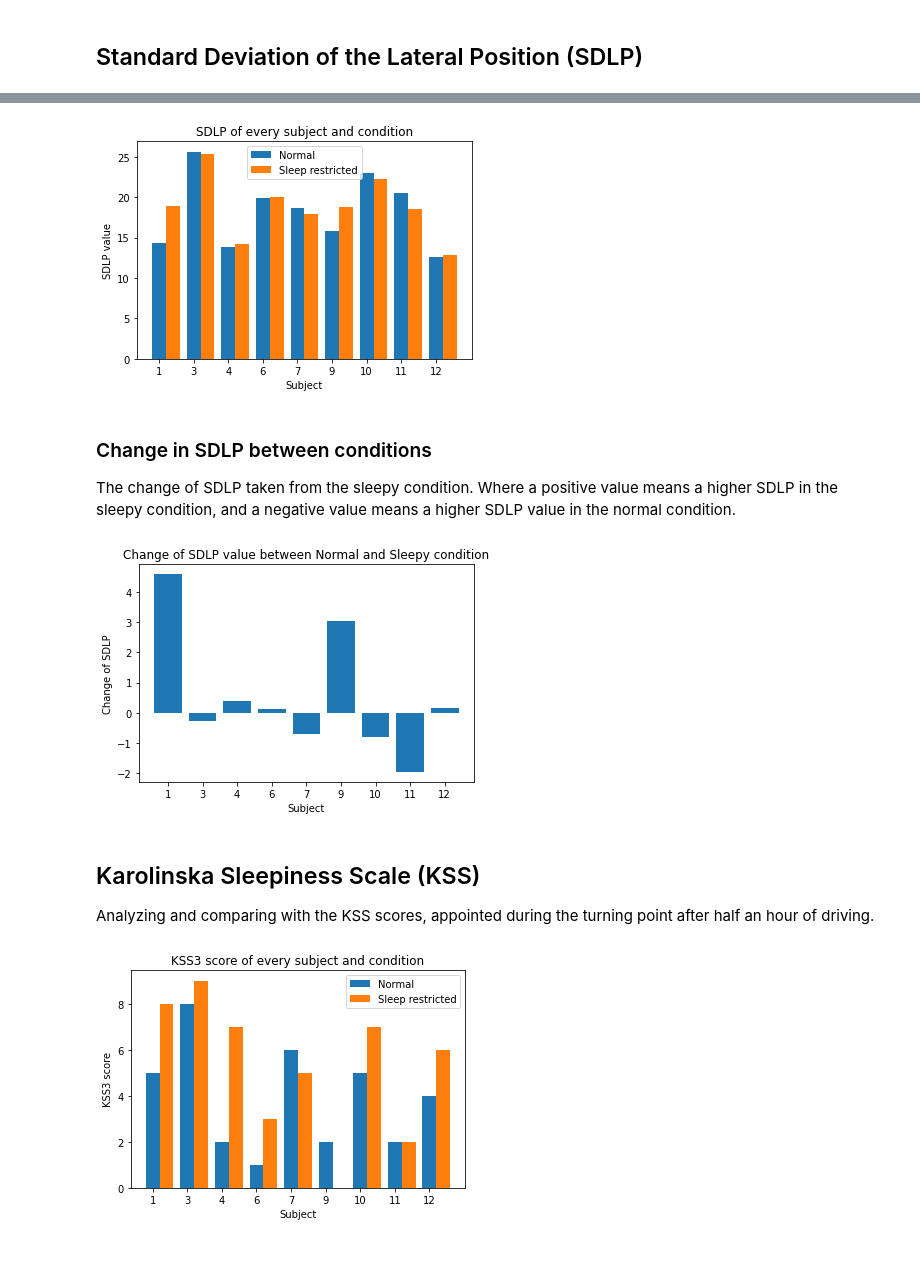
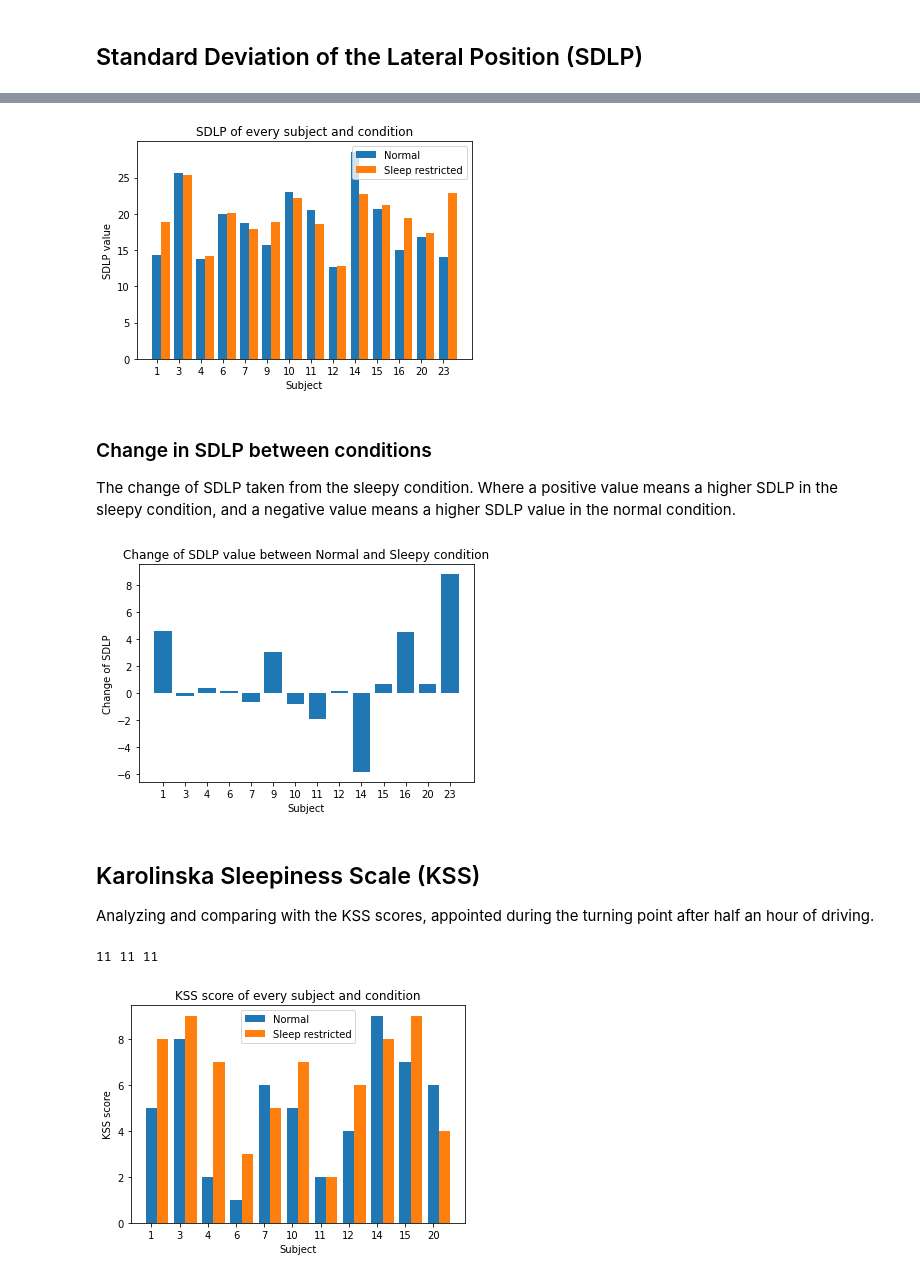
Before and after one commit to fruste/driver-drowsiness, a Jupyter notebook: code/multi_modal.ipynb, the cells around one changed output, grey strips where cells are left out. Drawn from its saved outputs; the diff is of its cells as text; code cells hidden in the pictures.

Commit message:
Updated multimodal data analysis

```diff
--- a/code/multi_modal.ipynb
+++ b/code/multi_modal.ipynb
@@ -14,7 +14,7 @@ kss3_normal = []
 kss3_sleepy = []
 labels = []
 
-with open('../multi_modal_data/multi_modal.csv', 'r') as file:
+with open('../multi_modal_data/multi_modal_edited.csv', 'r') as file:
     reader = csv.reader(file)
     next(reader)
     for row in reader:
@@ -45,10 +45,10 @@ plt.xlabel('Subject')
 plt.ylabel('SDLP value')
 plt.title('SDLP of every subject and condition')
 
-plt.savefig('../figures/sdlp_per_subject.jpg')
+plt.savefig('../final_figures/sdlp_per_subject.jpg')
 plt.show()
 # %% [output]
-[figure, old version]
+[figure, new version]
 # %% [markdown]
 ### Change in SDLP between conditions
 The change of SDLP taken from the sleepy condition. Where a positive value means a higher SDLP in the sleepy condition, and a negative value means a higher SDLP value in the normal condition.
@@ -61,28 +61,44 @@ plt.xlabel('Subject')
 plt.ylabel('Change of SDLP')
 plt.title('Change of SDLP value between Normal and Sleepy condition')
 
-plt.savefig('../figures/sdlp_change.jpg')
+plt.savefig('../final_figures/sdlp_change.jpg')
 plt.show()
 # %% [output]
-[figure, old version]
+[figure, new version]
 # %% [markdown]
 ## Karolinska Sleepiness Scale (KSS)
 Analyzing and comparing with the KSS scores, appointed during the turning point after half an hour of driving.
+# %%
+# First we have to remove the zero values of subject 9,16 and 23, as these subjects only include SDLP data
+labels.remove('9')
+labels.remove('16')
+labels.remove('23')
+kss3_normal.remove(0)
+kss3_sleepy.remove(0)
+kss3_normal.remove(0)
+kss3_sleepy.remove(0)
+kss3_normal.remove(0)
+kss3_sleepy.remove(0)
+
+# Check if the lengths of the lists are equivalent
+print(len(labels), len(kss3_normal), len(kss3_sleepy))
+# %% [output]
+11 11 11
 # %%
 X = np.arange(len(kss3_normal))
 
 plt.bar(X , kss3_normal, width = 0.4, label = 'Normal')
 plt.bar(X + 0.4, kss3_sleepy, width = 0.4, label = 'Sleep restricted')
 plt.legend()
 plt.xticks(X, labels)
 plt.xlabel('Subject')
-plt.ylabel('KSS3 score')
-plt.title('KSS3 score of every subject and condition')
+plt.ylabel('KSS score')
+plt.title('KSS score of every subject and condition')
 
-plt.savefig('../figures/kss3_per_subject.jpg')
+plt.savefig('../final_figures/kss_per_subject.jpg')
 plt.show()
 # %% [output]
-[figure, old version]
+[figure, new version]
 # %%
 def analyze_kss(normal_scores, sleepy_scores, labels):
     change = np.array(sleepy_scores) - np.array(normal_scores)
```
Also changed, not shown: parts of 2 cells of this notebook, 8 other files.
